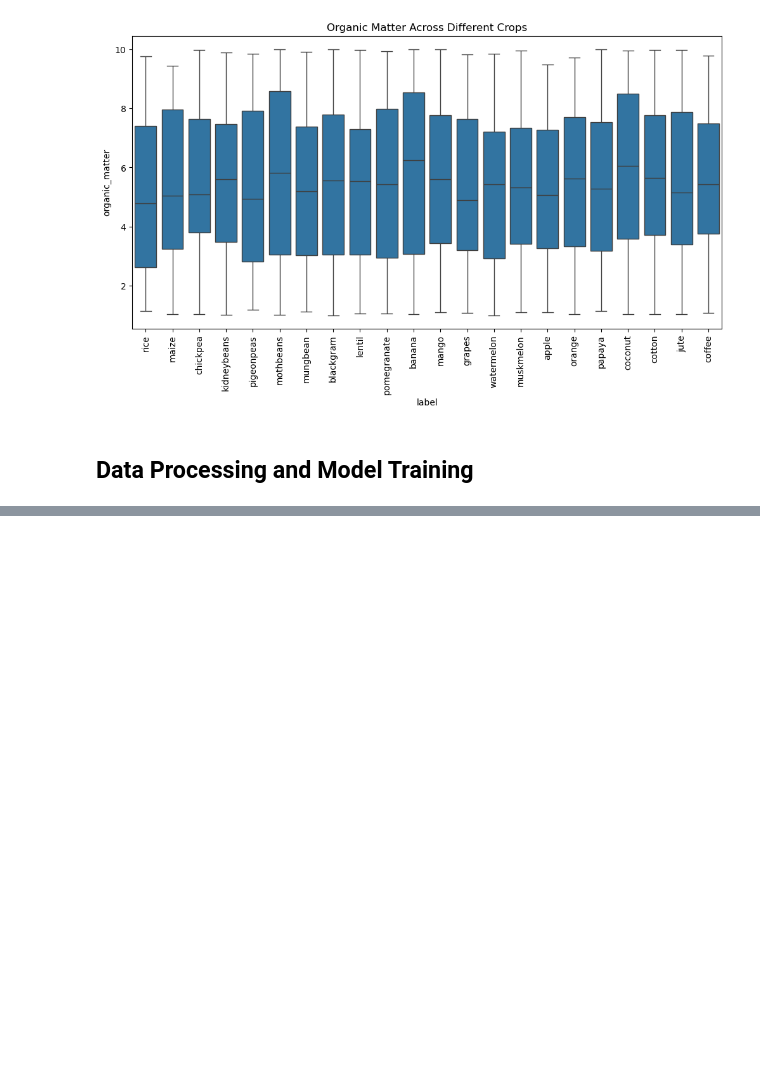
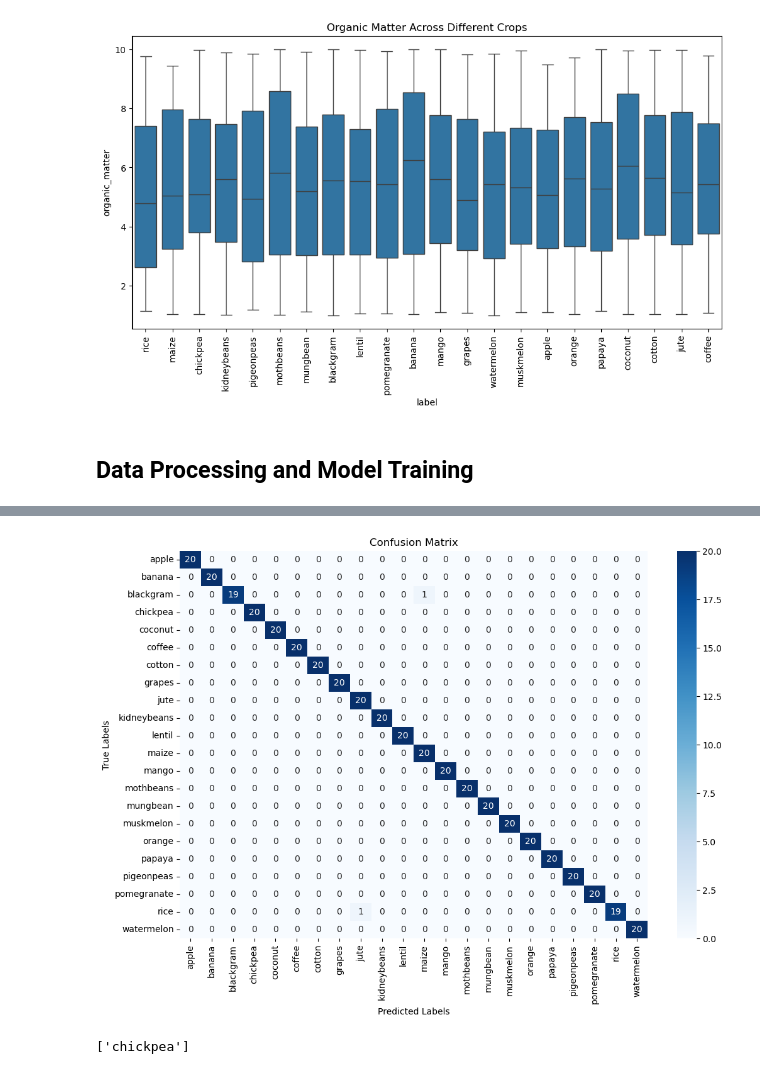
Before and after one commit to AnshumanMahato/Precision-Farming-BaseStation, a Jupyter notebook: ml/notebooks/crop_prediction.ipynb, the cells around one changed output, grey strips where cells are left out. Cells and saved outputs as stored; diff of their text form; code cells hidden in the pictures; blank space fills up the shorter version.

```diff
--- a/ml/notebooks/crop_prediction.ipynb
+++ b/ml/notebooks/crop_prediction.ipynb
@@ -294,0 +370,13 @@ print(confusion_matrix(y_test, y_pred))
+# %%
+# Step 3: **Train Final Model with Optimized Parameters**
+final_model = RandomForestClassifier(**final_best_params, random_state=42)
+final_model.fit(X_train, y_train)
+
+# Step 4: **Evaluate on the Test Set**
+y_pred = final_model.predict(X_test)
+accuracy = accuracy_score(y_test, y_pred)
+print("Final Model Accuracy:", accuracy)
+
+# Generate Classification Report with Decoded Labels
+report = classification_report(y_test, y_pred, target_names=label_encoder.classes_)
+print("Classification Report:\n", report)
@@ -295,7 +401,32 @@ print(confusion_matrix(y_test, y_pred))
+# %%
+from sklearn.metrics import confusion_matrix
+import seaborn as sns
+import matplotlib.pyplot as plt
+
+# Compute Confusion Matrix
+cm = confusion_matrix(y_test, y_pred)
+
+# Plot Confusion Matrix
+plt.figure(figsize=(12, 8))
+sns.heatmap(cm, annot=True, fmt="d", cmap="Blues", xticklabels=label_encoder.classes_, yticklabels=label_encoder.classes_)
+plt.xlabel("Predicted Labels")
+plt.ylabel("True Labels")
+plt.title("Confusion Matrix")
+plt.show()
+# %% [output]
+[figure, added]
 # %%
 # Making a prediction
-data = np.array([[46,49,27,38,62.53,6,83.75]]) # [N, P, K, temperature, humidity, ph, rainfall]
-data_scaled = scaler.transform(data)
-prediction = best_rf.predict(data_scaled)
+data = np.array([[36,67,66,57,62.53,6,83.75]]) # [N, P, K, temperature, humidity, ph, rainfall]
+feature_names = ["N", "P", "K", "temperature", "humidity", "ph", "rainfall"]
+
+# Convert NumPy array to DataFrame with column names
+data_df = pd.DataFrame(data, columns=feature_names)
+
+# Apply Scaling
+data_scaled = scaler.transform(data_df)  # No warning now!
+prediction = final_model.predict(data_scaled)
 y_pred_best_labels = label_encoder.inverse_transform(prediction)
 print(y_pred_best_labels)
+# %% [output]
+['chickpea']
```
Also changed, not shown: parts of 8 cells of this notebook.
